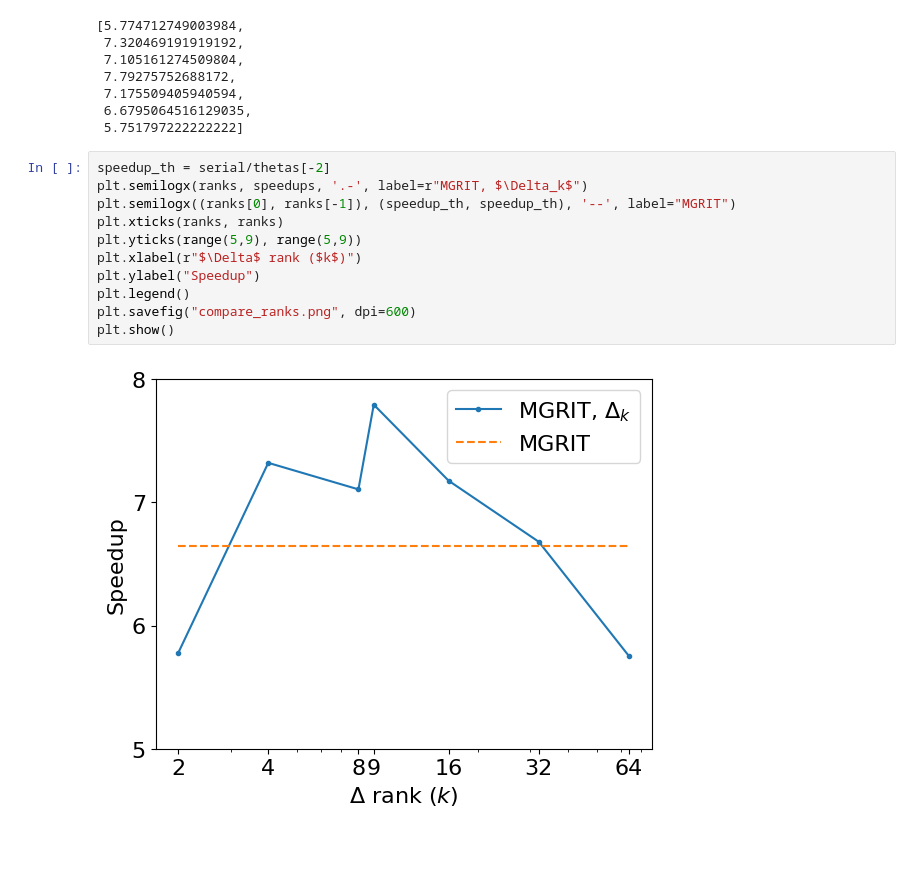
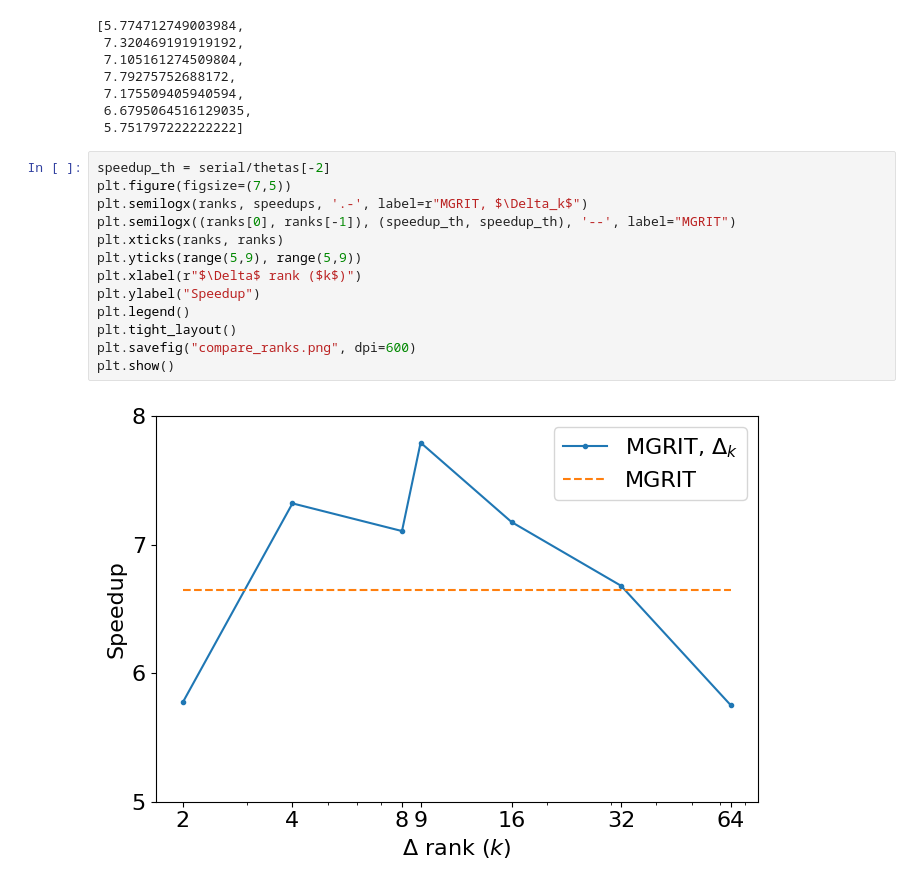
Before and after one commit to XBraid/xbraid, a Jupyter notebook: drivers/experiments/ks/strong_scaling_512/plot.ipynb, the cells around one changed output. Cells and saved outputs as stored; diff of their text form; blank space fills up the shorter version.

```diff
--- a/drivers/experiments/ks/strong_scaling_512/plot.ipynb
+++ b/drivers/experiments/ks/strong_scaling_512/plot.ipynb
@@ -116,14 +113,16 @@ speedups
  5.751797222222222]
 # %%
 speedup_th = serial/thetas[-2]
+plt.figure(figsize=(7,5))
 plt.semilogx(ranks, speedups, '.-', label=r"MGRIT, $\Delta_k$")
 plt.semilogx((ranks[0], ranks[-1]), (speedup_th, speedup_th), '--', label="MGRIT")
 plt.xticks(ranks, ranks)
 plt.yticks(range(5,9), range(5,9))
 plt.xlabel(r"$\Delta$ rank ($k$)")
 plt.ylabel("Speedup")
 plt.legend()
+plt.tight_layout()
 plt.savefig("compare_ranks.png", dpi=600)
 plt.show()
 # %% [output]
-[figure, old version]
+[figure, new version]
```
Also changed, not shown: parts of 4 cells of this notebook, 2 other files.
